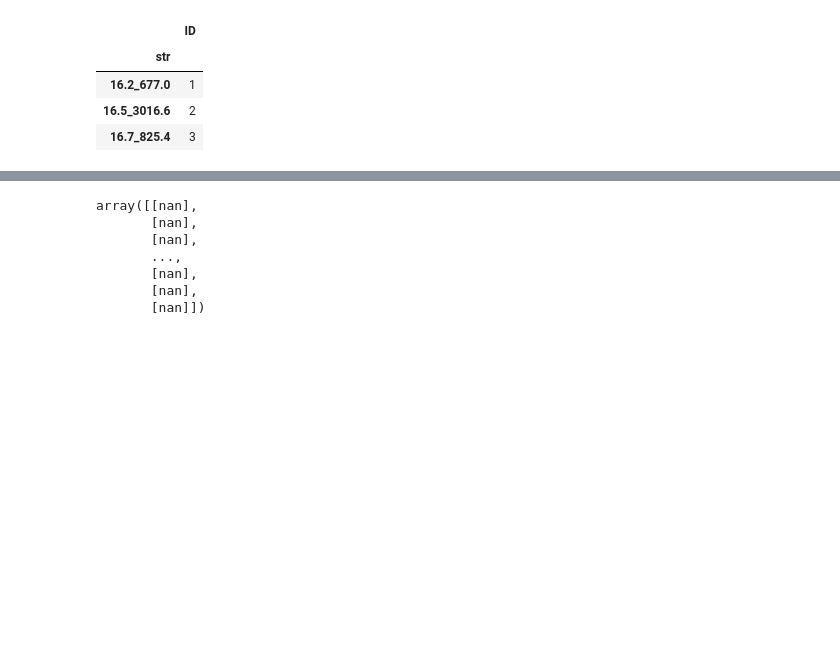
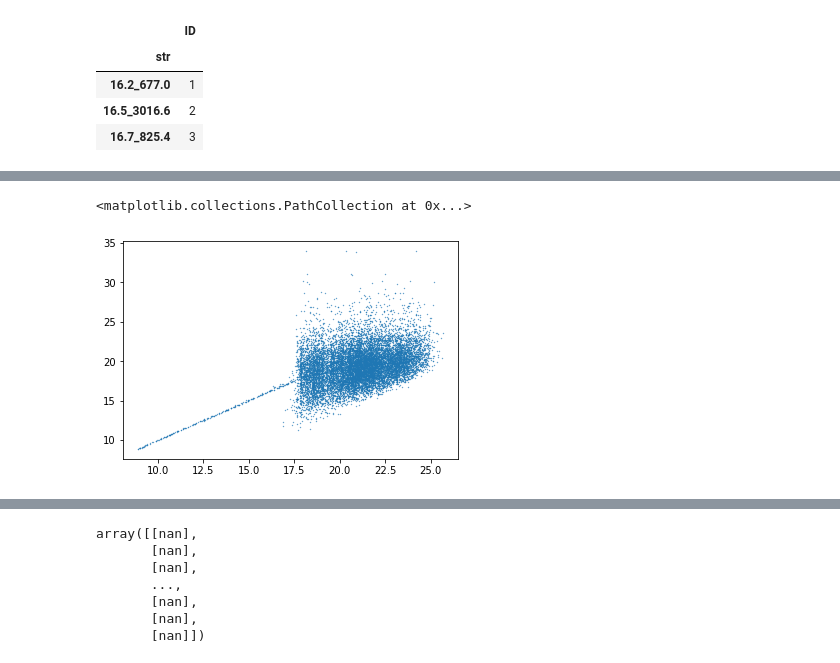
Before and after one commit to LuukOudshoorn25/KS2Analysis, a Jupyter notebook: ART_Stars/Artificial Stars.ipynb, the cells around one changed output, grey strips where cells are left out. Drawn from its saved outputs; the diff is of its cells as text; code cells hidden in the pictures; blank space fills up the shorter version.

```diff
--- a/ART_Stars/Artificial Stars.ipynb
+++ b/ART_Stars/Artificial Stars.ipynb
@@ -170,0 +173,15 @@ Converting to Juliandates
+# %%
+df_phot_wA = pd.merge(df_phot_wA,input_,left_index=True,right_index=True)
+# %%
+a = df_phot_wA[df_phot_wA.Q>0.9]
+a=a[a.index.get_level_values(1)=='F438W']
+a=a[a.Crowd==0]
+# %%
+a=a.groupby('ID')[['mag','simulated_mag']].agg(['median','std'])
+# %%
+a=a[a.mag['std']<0.07]
+# %%
+plt.scatter(a.mag['median'],a.simulated_mag['median'],s=0.1)
+# %% [output]
+<matplotlib.collections.PathCollection at 0x...>
+[figure, added]
```
Also changed, not shown: parts of 14 cells of this notebook.
